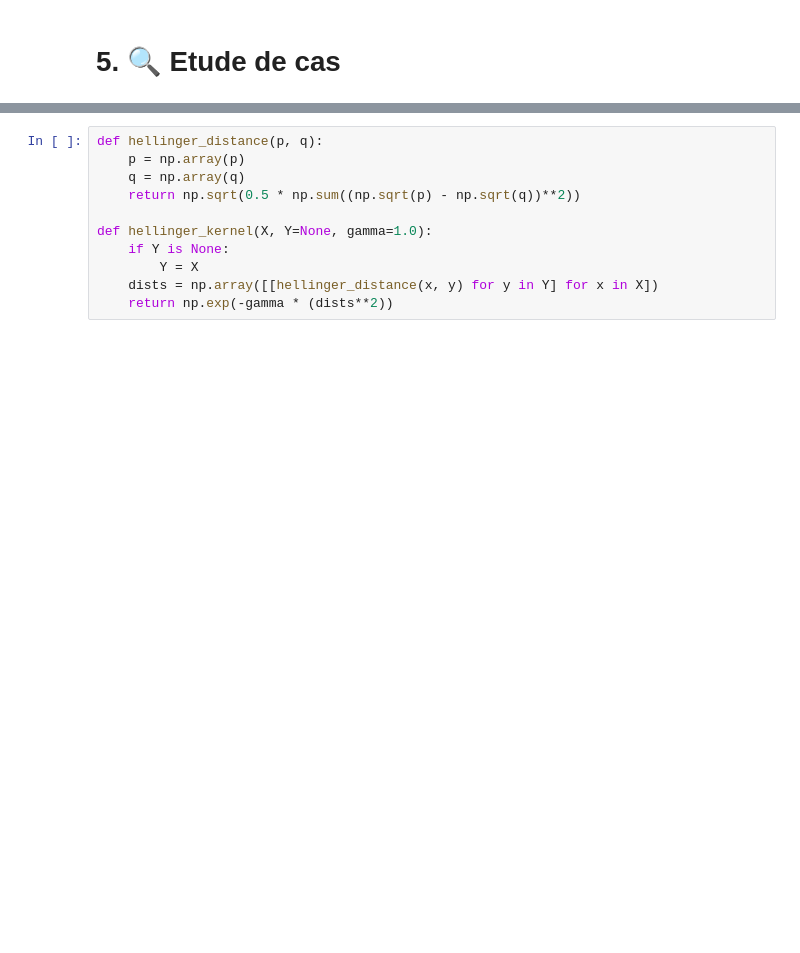
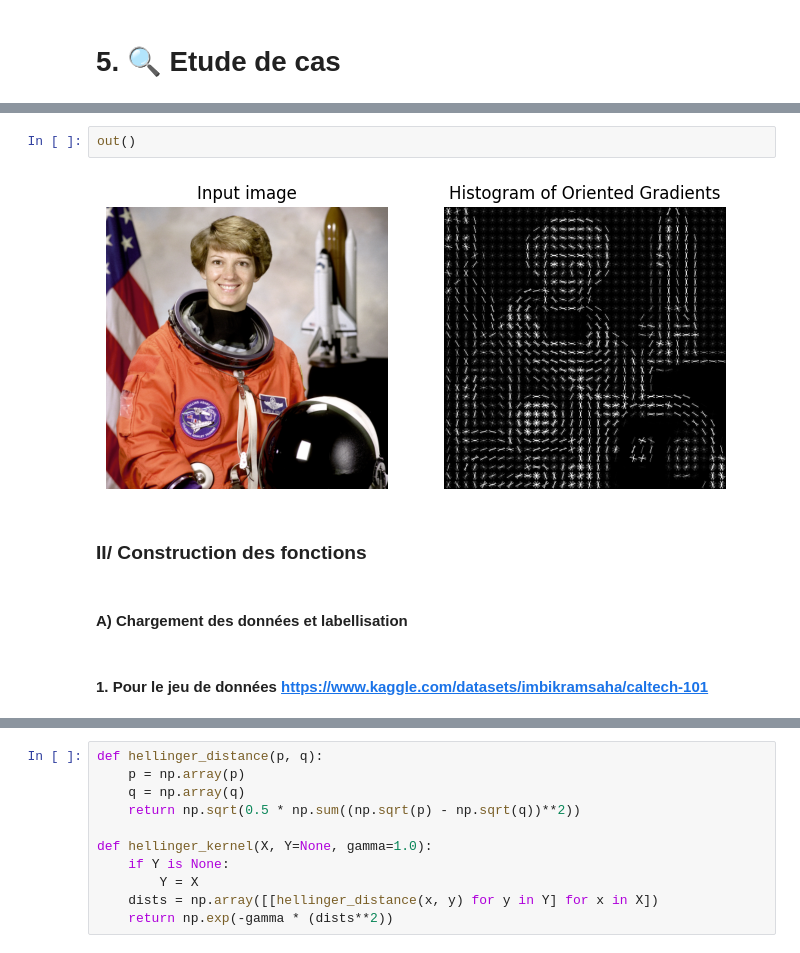
Before and after one commit to AlixANNERAUD/Histogram_of_oriented_gradients_presentation, a Jupyter notebook: Presentation.ipynb, the cells around one changed output, grey strips where cells are left out. Saved outputs shown, nothing was run; the diff lists cells and outputs as text; blank space fills up the shorter version.

Commit message:
Enhance image handling and update documentation in Presentation.ipynb

```diff
--- a/Presentation.ipynb
+++ b/Presentation.ipynb
@@ -360,0 +175,10 @@ Implémentons donc cette distance de Hellinger :
+# %%
+out()
+# %% [output]
+[figure, added]
+# %% [markdown]
+### II/ Construction des fonctions
+# %% [markdown]
+#### A) Chargement des données et labellisation
+# %% [markdown]
+####  1. Pour le jeu de données https://www.kaggle.com/datasets/imbikramsaha/caltech-101
```
Also changed, not shown: parts of 79 cells of this notebook.
